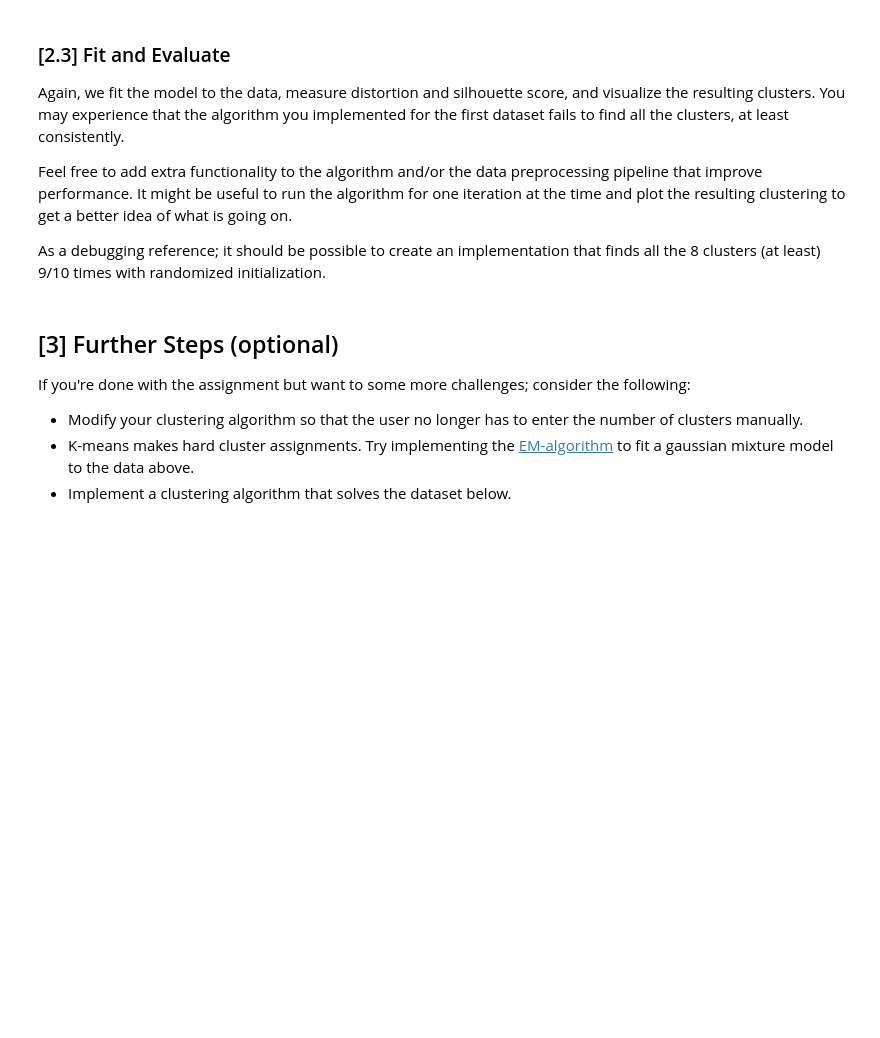
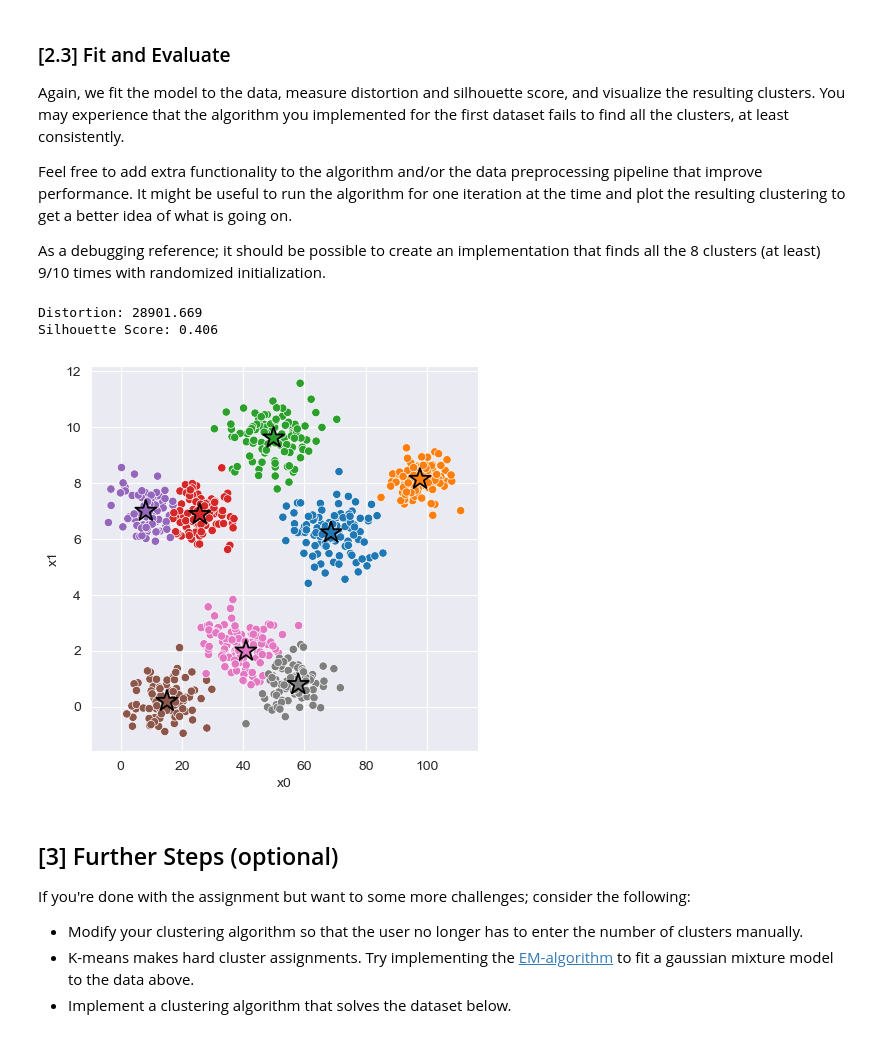
Before and after one commit to Mathiasotnes/ML-algorithms, a Jupyter notebook: k_means/experiment.ipynb, the cells around one changed output. Drawn from its saved outputs; the diff is of its cells as text; code cells hidden in the pictures; blank space fills up the shorter version.

```diff
--- a/k_means/experiment.ipynb
+++ b/k_means/experiment.ipynb
@@ -111,21 +127,30 @@ As a debugging reference; it should be possible to create an implementation that
 # %%
 # Fit Model
 X = data_2[['x0', 'x1']]
-model_2 = km.KMeans()  # <-- Feel free to add hyperparameters
-model_2.fit(X)
+X_np = np.array(X)
+X_np[:, 1] *= 10
+n_dimentions = 2
+n_centroids = 8
+n_iterations = 3
+model_2 = km.KMeans(n_dimentions, n_centroids)  # <-- Feel free to add hyperparameters
+model_2.fit(X_np, n_iterations)
 
 # Compute Silhouette Score
-z = model_2.predict(X)
+z = model_2.predict(X_np)
 print(f'Distortion: {km.euclidean_distortion(X, z) :.3f}')
 print(f'Silhouette Score: {km.euclidean_silhouette(X, z) :.3f}')
 
 # Plot cluster assignments
 C = model_2.get_centroids()
 K = len(C)
 _, ax = plt.subplots(figsize=(5, 5), dpi=100)
 sns.scatterplot(x='x0', y='x1', hue=z, hue_order=range(K), palette='tab10', data=X, ax=ax);
-sns.scatterplot(x=C[:,0], y=C[:,1], hue=range(K), palette='tab10', marker='*', s=250, edgecolor='black', ax=ax)
+sns.scatterplot(x=C[:,0], y=C[:,1]/10, hue=range(K), palette='tab10', marker='*', s=250, edgecolor='black', ax=ax)
 ax.legend().remove();
+# %% [output]
+Distortion: 28901.669
+Silhouette Score: 0.406
+[figure, added]
 # %% [markdown]
 ## [3] Further Steps (optional)
 
```
Also changed, not shown: parts of 6 cells of this notebook, 1 other file.
